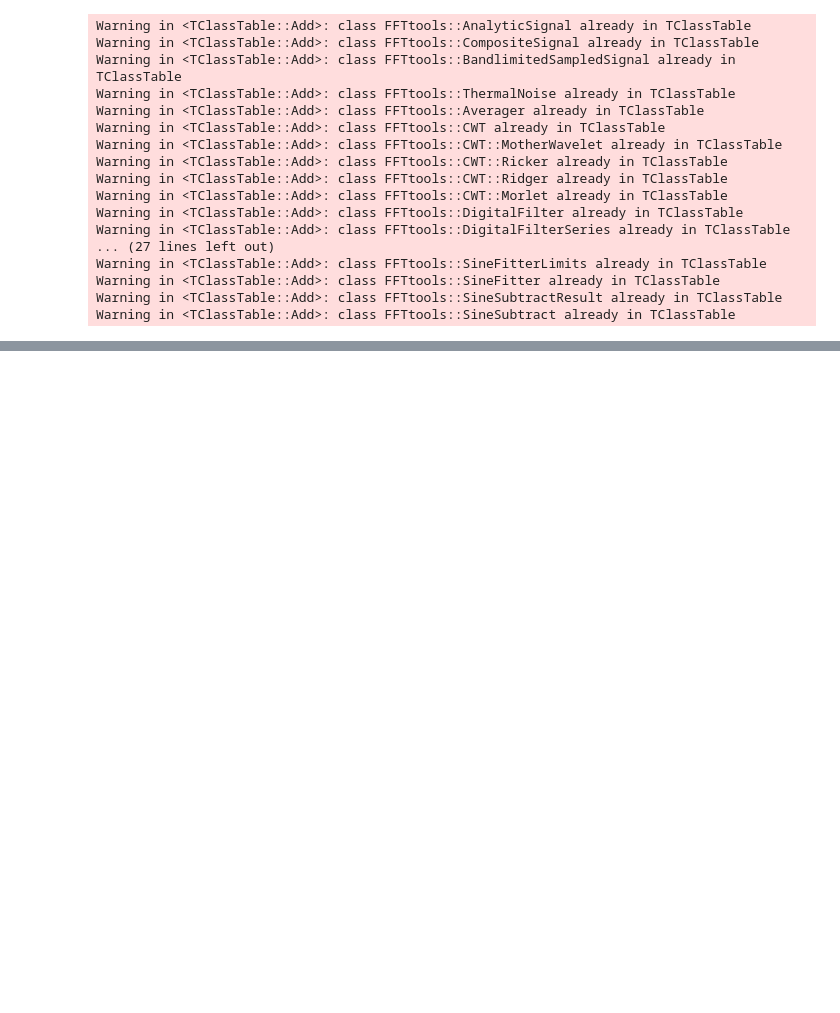
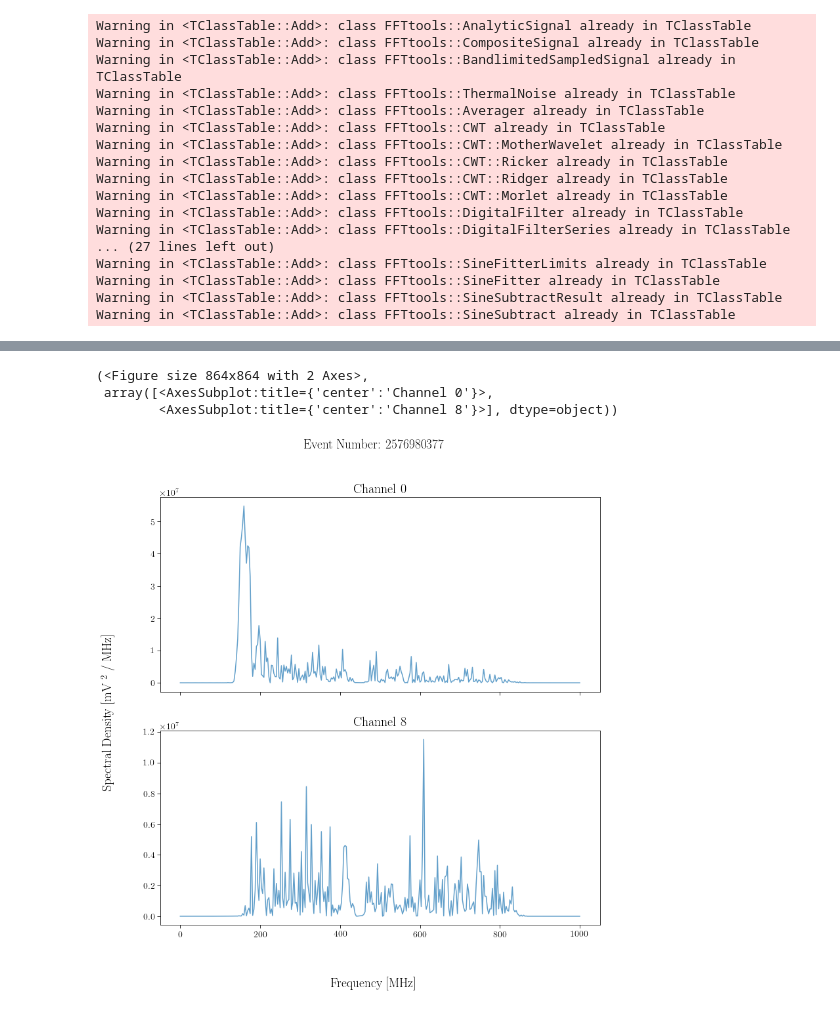
Before and after one commit to FlahertyJustinC/thesisWork, a Jupyter notebook: polReco/2023.09.05_simpleWaveformPlotting.ipynb, the cells around one changed output, grey strips where cells are left out. Saved outputs shown, nothing was run; the diff lists cells and outputs as text; code cells hidden in the pictures; blank space fills up the shorter version.

```diff
--- a/polReco/2023.09.05_simpleWaveformPlotting.ipynb
+++ b/polReco/2023.09.05_simpleWaveformPlotting.ipynb
@@ -162,0 +185,9 @@ util.plotRawWaveform(usefulEvent)
+# %%
+evt = 0
+eventTree.GetEntry(0)
+util.plotWaveform(usefulEvent, channelPair=0, FFT=True, sharey=False)
+# %% [output]
+(<Figure size 864x864 with 2 Axes>,
+ array([<AxesSubplot:title={'center':'Channel 0'}>,
+        <AxesSubplot:title={'center':'Channel 8'}>], dtype=object))
+[figure, added]
```
Also changed, not shown: parts of 7 cells of this notebook, 12 other files.
